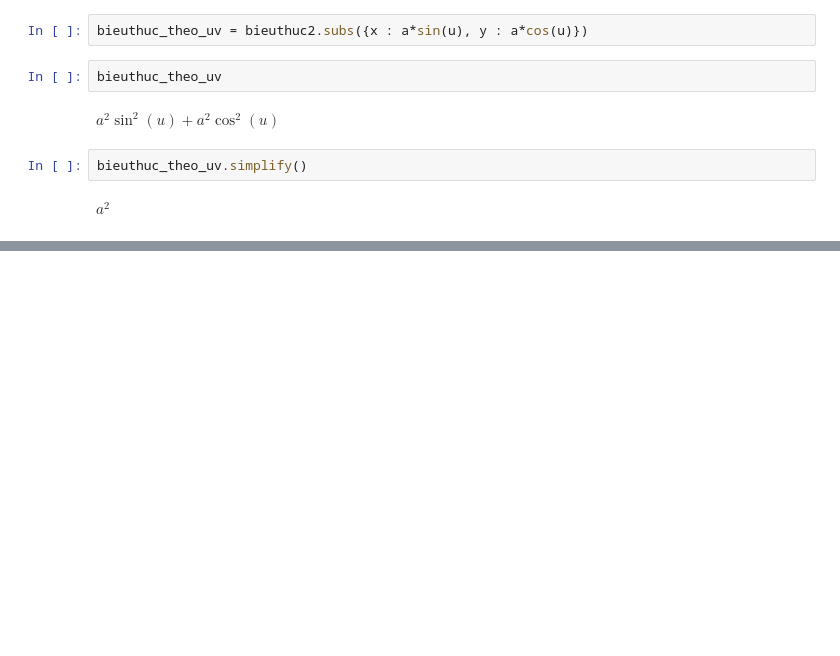
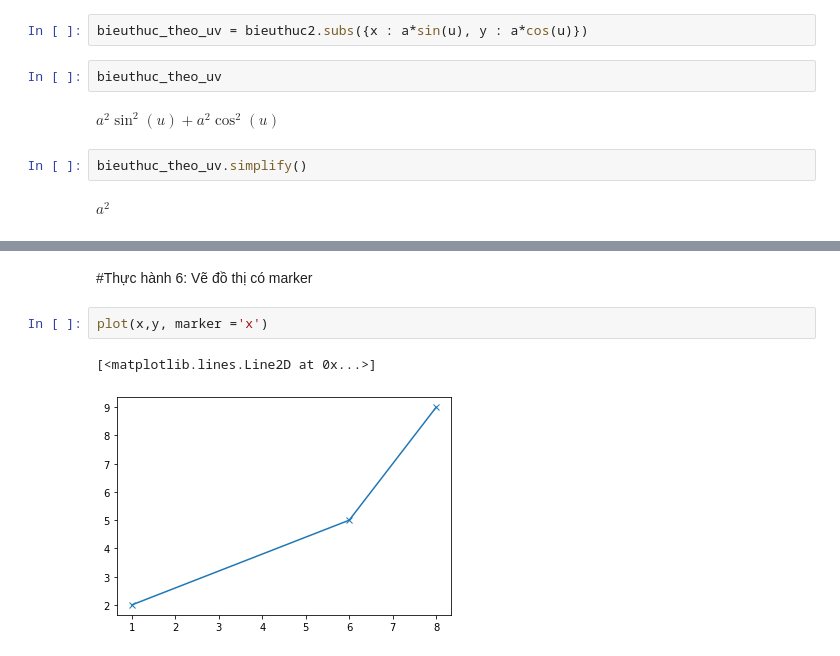
Before and after one commit to Thaitam/ThuchanhtoanCC, a Jupyter notebook: chuong_2.ipynb, the cells around one changed output, grey strips where cells are left out. Saved outputs shown, nothing was run; the diff lists cells and outputs as text; blank space fills up the shorter version.

```diff
--- a/chuong_2.ipynb
+++ b/chuong_2.ipynb
@@ -76,0 +122,7 @@ $\displaystyle a^{2}$
+# %% [markdown]
+#Thực hành 6: Vẽ đồ thị có marker
+# %%
+plot(x,y, marker ='x')
+# %% [output]
+[<matplotlib.lines.Line2D at 0x...>]
+[figure, added]
```
Also changed, not shown: parts of 25 cells of this notebook.
